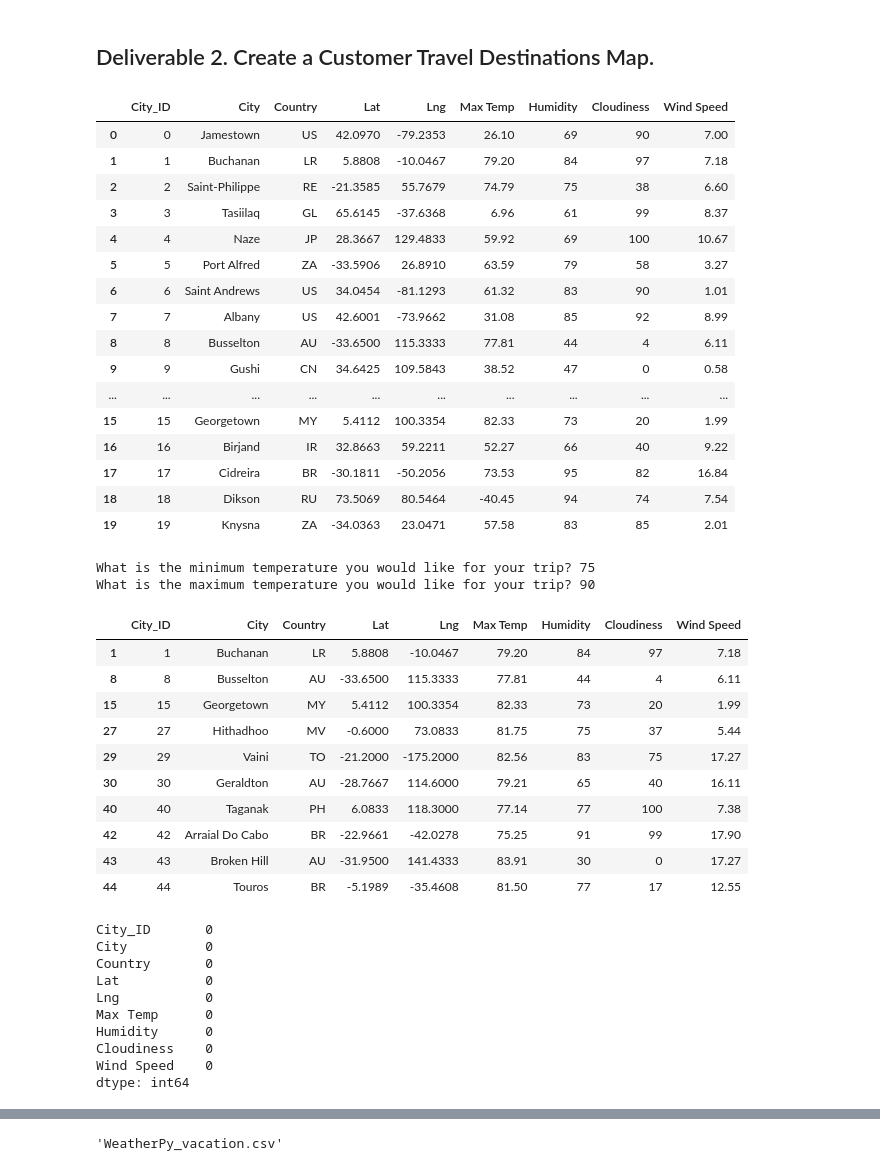
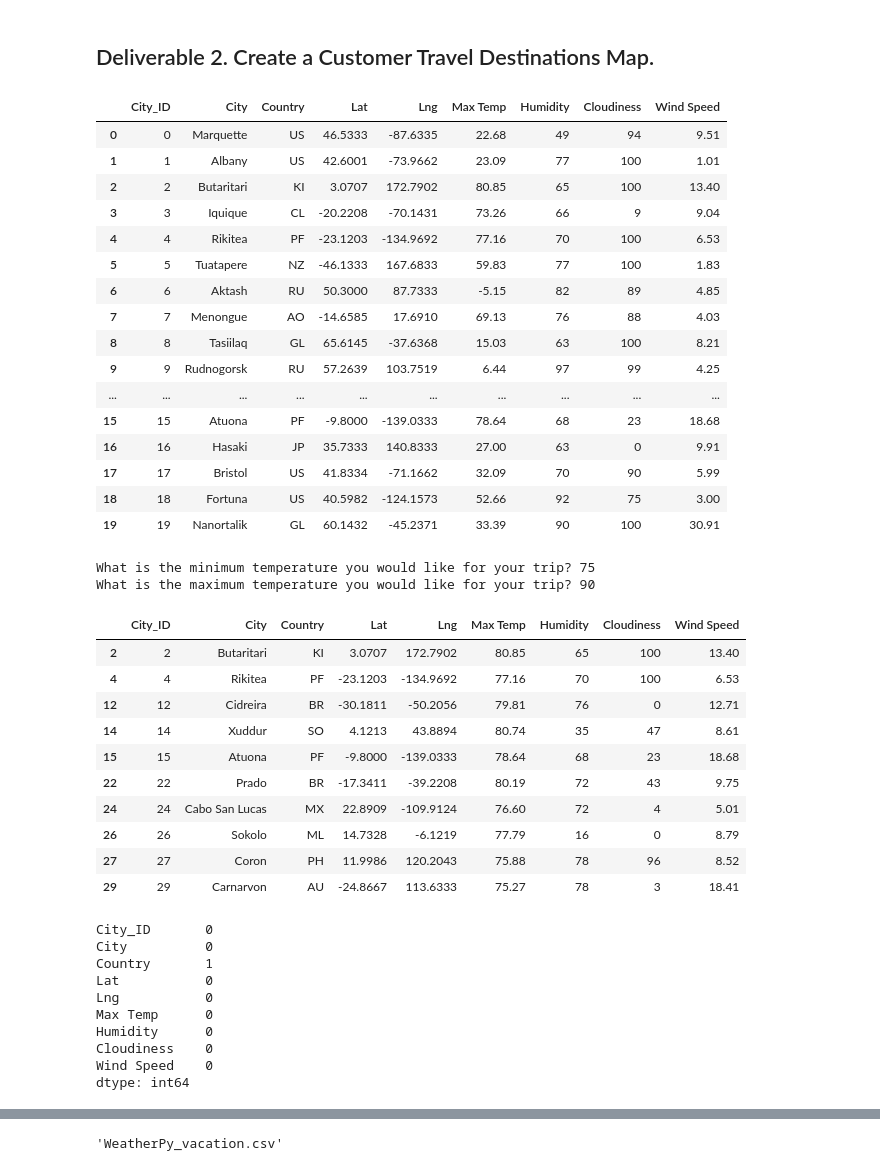
Before and after one commit to GDIAZ1106/World_Weather_Analysis, a Jupyter notebook: vacation_search/Vacation_Search.ipynb, the cells around one changed output, grey strips where cells are left out. Drawn from its saved outputs; the diff is of its cells as text; code cells hidden in the pictures.

```diff
--- a/vacation_search/Vacation_Search.ipynb
+++ b/vacation_search/Vacation_Search.ipynb
@@ -13,26 +13,26 @@ from config import g_key
 gmaps.configure(api_key=g_key)
 # %%
 # 1. Import the WeatherPy_database.csv file.
-city_data_df = pd.read_csv("..\Weather_Database\Weather_database.csv")
+city_data_df = pd.read_csv("..\Weather_Database\WeatherPy_database.csv")
 city_data_df.head(20)
 # %% [output]
 |  | City_ID | City | Country | Lat | Lng | Max Temp | Humidity | Cloudiness | Wind Speed |
-| 0 | 0 | Jamestown | US | 42.0970 | -79.2353 | 26.10 | 69 | 90 | 7.00 |
-| 1 | 1 | Buchanan | LR | 5.8808 | -10.0467 | 79.20 | 84 | 97 | 7.18 |
-| 2 | 2 | Saint-Philippe | RE | -21.3585 | 55.7679 | 74.79 | 75 | 38 | 6.60 |
-| 3 | 3 | Tasiilaq | GL | 65.6145 | -37.6368 | 6.96 | 61 | 99 | 8.37 |
-| 4 | 4 | Naze | JP | 28.3667 | 129.4833 | 59.92 | 69 | 100 | 10.67 |
-| 5 | 5 | Port Alfred | ZA | -33.5906 | 26.8910 | 63.59 | 79 | 58 | 3.27 |
-| 6 | 6 | Saint Andrews | US | 34.0454 | -81.1293 | 61.32 | 83 | 90 | 1.01 |
-| 7 | 7 | Albany | US | 42.6001 | -73.9662 | 31.08 | 85 | 92 | 8.99 |
-| 8 | 8 | Busselton | AU | -33.6500 | 115.3333 | 77.81 | 44 | 4 | 6.11 |
-| 9 | 9 | Gushi | CN | 34.6425 | 109.5843 | 38.52 | 47 | 0 | 0.58 |
+| 0 | 0 | Marquette | US | 46.5333 | -87.6335 | 22.68 | 49 | 94 | 9.51 |
+| 1 | 1 | Albany | US | 42.6001 | -73.9662 | 23.09 | 77 | 100 | 1.01 |
+| 2 | 2 | Butaritari | KI | 3.0707 | 172.7902 | 80.85 | 65 | 100 | 13.40 |
+| 3 | 3 | Iquique | CL | -20.2208 | -70.1431 | 73.26 | 66 | 9 | 9.04 |
+| 4 | 4 | Rikitea | PF | -23.1203 | -134.9692 | 77.16 | 70 | 100 | 6.53 |
+| 5 | 5 | Tuatapere | NZ | -46.1333 | 167.6833 | 59.83 | 77 | 100 | 1.83 |
+| 6 | 6 | Aktash | RU | 50.3000 | 87.7333 | -5.15 | 82 | 89 | 4.85 |
+| 7 | 7 | Menongue | AO | -14.6585 | 17.6910 | 69.13 | 76 | 88 | 4.03 |
+| 8 | 8 | Tasiilaq | GL | 65.6145 | -37.6368 | 15.03 | 63 | 100 | 8.21 |
+| 9 | 9 | Rudnogorsk | RU | 57.2639 | 103.7519 | 6.44 | 97 | 99 | 4.25 |
 | ... | ... | ... | ... | ... | ... | ... | ... | ... | ... |
-| 15 | 15 | Georgetown | MY | 5.4112 | 100.3354 | 82.33 | 73 | 20 | 1.99 |
-| 16 | 16 | Birjand | IR | 32.8663 | 59.2211 | 52.27 | 66 | 40 | 9.22 |
-| 17 | 17 | Cidreira | BR | -30.1811 | -50.2056 | 73.53 | 95 | 82 | 16.84 |
-| 18 | 18 | Dikson | RU | 73.5069 | 80.5464 | -40.45 | 94 | 74 | 7.54 |
-| 19 | 19 | Knysna | ZA | -34.0363 | 23.0471 | 57.58 | 83 | 85 | 2.01 |
+| 15 | 15 | Atuona | PF | -9.8000 | -139.0333 | 78.64 | 68 | 23 | 18.68 |
+| 16 | 16 | Hasaki | JP | 35.7333 | 140.8333 | 27.00 | 63 | 0 | 9.91 |
+| 17 | 17 | Bristol | US | 41.8334 | -71.1662 | 32.09 | 70 | 90 | 5.99 |
+| 18 | 18 | Fortuna | US | 40.5982 | -124.1573 | 52.66 | 92 | 75 | 3.00 |
+| 19 | 19 | Nanortalik | GL | 60.1432 | -45.2371 | 33.39 | 90 | 100 | 30.91 |
 # %%
 # 2. Prompt the user to enter minimum and maximum temperature criteria
 min_temp = float(input("What is the minimum temperature you would like for your trip? "))
@@ -47,23 +47,23 @@ preferred_cities_df = city_data_df.loc[(city_data_df["Max Temp"] <= max_temp) &
 preferred_cities_df.head(10)
 # %% [output]
 |  | City_ID | City | Country | Lat | Lng | Max Temp | Humidity | Cloudiness | Wind Speed |
-| 1 | 1 | Buchanan | LR | 5.8808 | -10.0467 | 79.20 | 84 | 97 | 7.18 |
-| 8 | 8 | Busselton | AU | -33.6500 | 115.3333 | 77.81 | 44 | 4 | 6.11 |
-| 15 | 15 | Georgetown | MY | 5.4112 | 100.3354 | 82.33 | 73 | 20 | 1.99 |
-| 27 | 27 | Hithadhoo | MV | -0.6000 | 73.0833 | 81.75 | 75 | 37 | 5.44 |
-| 29 | 29 | Vaini | TO | -21.2000 | -175.2000 | 82.56 | 83 | 75 | 17.27 |
-| 30 | 30 | Geraldton | AU | -28.7667 | 114.6000 | 79.21 | 65 | 40 | 16.11 |
-| 40 | 40 | Taganak | PH | 6.0833 | 118.3000 | 77.14 | 77 | 100 | 7.38 |
-| 42 | 42 | Arraial Do Cabo | BR | -22.9661 | -42.0278 | 75.25 | 91 | 99 | 17.90 |
-| 43 | 43 | Broken Hill | AU | -31.9500 | 141.4333 | 83.91 | 30 | 0 | 17.27 |
-| 44 | 44 | Touros | BR | -5.1989 | -35.4608 | 81.50 | 77 | 17 | 12.55 |
+| 2 | 2 | Butaritari | KI | 3.0707 | 172.7902 | 80.85 | 65 | 100 | 13.40 |
+| 4 | 4 | Rikitea | PF | -23.1203 | -134.9692 | 77.16 | 70 | 100 | 6.53 |
+| 12 | 12 | Cidreira | BR | -30.1811 | -50.2056 | 79.81 | 76 | 0 | 12.71 |
+| 14 | 14 | Xuddur | SO | 4.1213 | 43.8894 | 80.74 | 35 | 47 | 8.61 |
+| 15 | 15 | Atuona | PF | -9.8000 | -139.0333 | 78.64 | 68 | 23 | 18.68 |
+| 22 | 22 | Prado | BR | -17.3411 | -39.2208 | 80.19 | 72 | 43 | 9.75 |
+| 24 | 24 | Cabo San Lucas | MX | 22.8909 | -109.9124 | 76.60 | 72 | 4 | 5.01 |
+| 26 | 26 | Sokolo | ML | 14.7328 | -6.1219 | 77.79 | 16 | 0 | 8.79 |
+| 27 | 27 | Coron | PH | 11.9986 | 120.2043 | 75.88 | 78 | 96 | 8.52 |
+| 29 | 29 | Carnarvon | AU | -24.8667 | 113.6333 | 75.27 | 78 | 3 | 18.41 |
 # %%
 # 4a. Determine if there are any empty rows.
 preferred_cities_df.isnull().sum()
 # %% [output]
 City_ID       0
 City          0
-Country       0
+Country       1
 Lat           0
 Lng           0
 Max Temp      0
```
Also changed, not shown: parts of 4 cells of this notebook, 14 other files.
